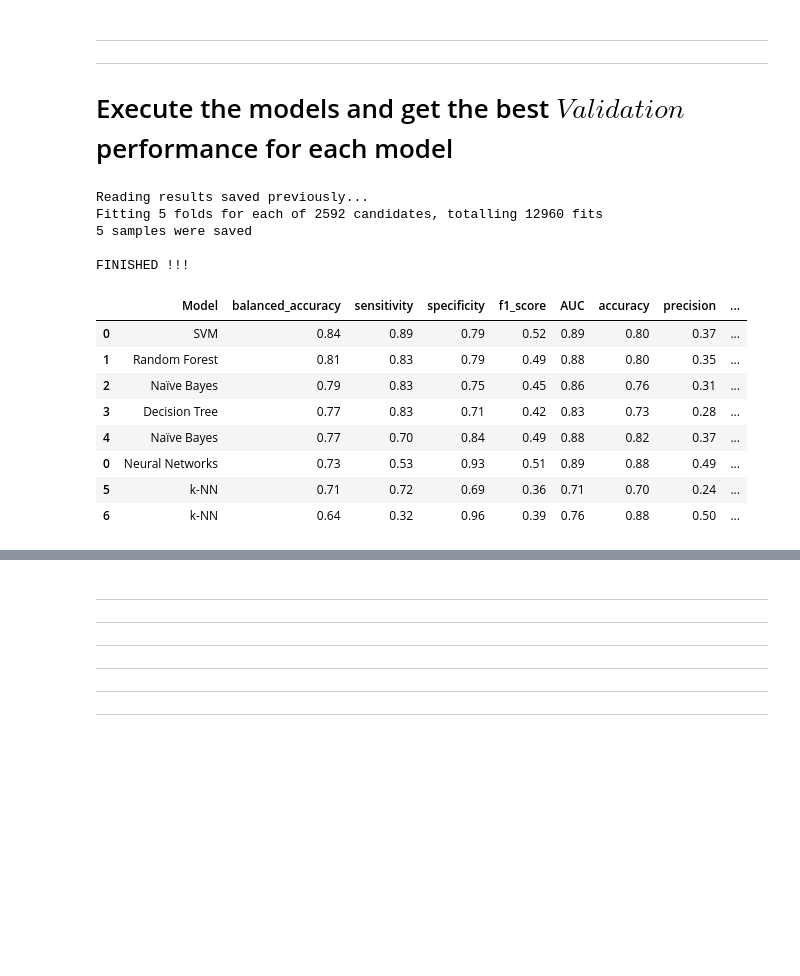
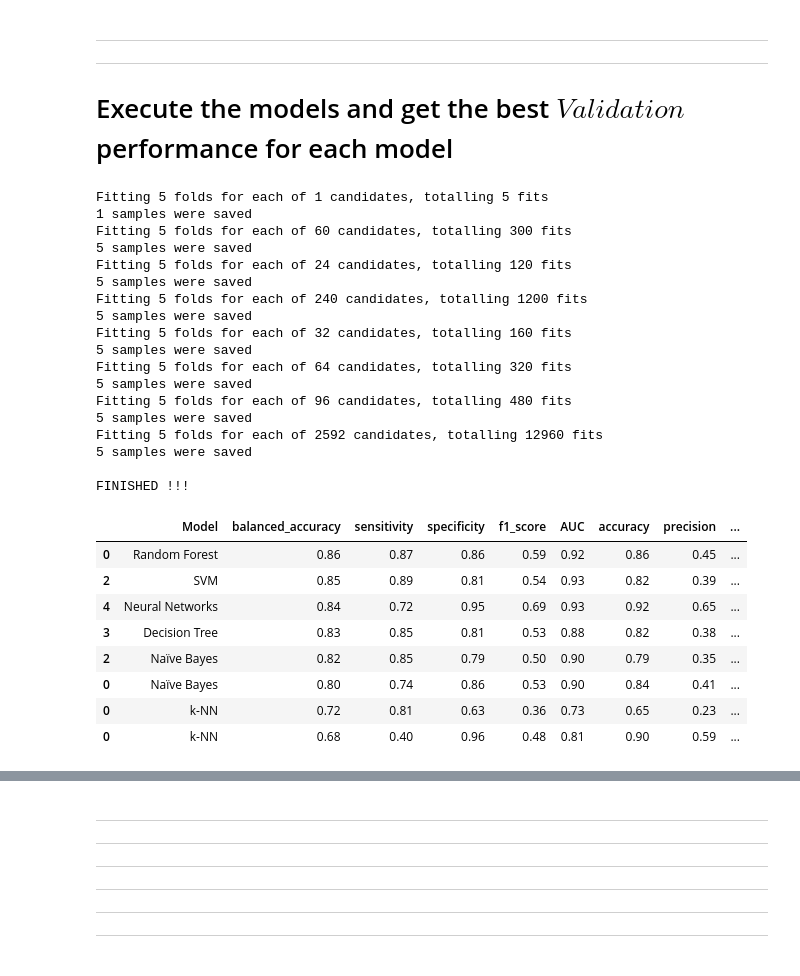
Before and after one commit to fabianopapaiz/als_prognosis_using_ensemble_imbalance, a Jupyter notebook: 05_Train_Validate_Models/05.10.1 - Single-Model Scenario - Train Models using Grid Search.ipynb, the cells around one changed output, grey strips where cells are left out. Drawn from its saved outputs; the diff is of its cells as text; code cells hidden in the pictures; blank space fills up the shorter version.

Commit message:
exec_results_Single_Model_All_Features

```diff
--- a/05_Train_Validate_Models/05.10.1 - Single-Model Scenario - Train Models using Grid Search.ipynb
+++ b/05_Train_Validate_Models/05.10.1 - Single-Model Scenario - Train Models using Grid Search.ipynb
@@ -47,7 +47,7 @@ The autoreload extension is already loaded. To reload it, use:
 # %%
 X_train, y_train, X_valid, y_valid = utils.get_train_and_validation_data(
     scaled=True,
-    use_diagnosis_delay=False,
+    use_diagnosis_delay=True,
 )
 
 display(X_train.head())
@@ -76,5 +74,3 @@ df_copy = df_performances.copy()
-# %%
-df_performances = None
 # %%
 %%time
 
@@ -95,14 +91,13 @@ testing = True
 testing = False
 
 grid_configs = [
-#     utils_exec_models_new.create_models_NB_Gaussian_grid(testing=testing),
-#     utils_exec_models_new.create_models_NB_Complement_grid(testing=testing),
-#     utils_exec_models_new.create_models_kNN_grid(testing=testing),
-#     utils_exec_models_new.create_models_RadiusNN_grid(testing=testing),
-#     utils_exec_models_new.create_models_DT_grid(testing=testing),
-#     utils_exec_models_new.create_models_SVM_grid(testing=testing),
-
-#     utils_exec_models_new.create_models_RF_grid(testing=testing),
+    utils_exec_models_new.create_models_NB_Gaussian_grid(testing=testing),
+    utils_exec_models_new.create_models_NB_Complement_grid(testing=testing),
+    utils_exec_models_new.create_models_kNN_grid(testing=testing),
+    utils_exec_models_new.create_models_RadiusNN_grid(testing=testing),
+    utils_exec_models_new.create_models_DT_grid(testing=testing),
+    utils_exec_models_new.create_models_SVM_grid(testing=testing),
+    utils_exec_models_new.create_models_RF_grid(testing=testing),
     utils_exec_models_new.create_models_NN_grid(qty_features=X_train.shape[1], testing=testing),
 ]
 
@@ -129,40 +124,53 @@ for classifier, param_grid in grid_configs:
 
     classifier_name = utils_exec_models_new.get_classifier_class_name(classifier)
 
     #save the best performance for the current classifier
     csv_file = os.path.abspath(f'exec_results/top_results_{classifier_name}.csv')
     utils.save_to_csv(df=df_performances_detailed, csv_file=csv_file)
 
     # Store additional_info data (serialize)
     pickle_file = os.path.abspath(f'exec_results/best_model_add_info_{classifier_name}.pickle')
     with open(pickle_file, 'wb') as handle:
         pickle.dump(add_info, handle) #, protocol=pickle.HIGHEST_PROTOCOL)
 
 
 print()
 print('FINISHED !!!')
 
 # sort the performances
 df_performances = utils_exec_models_new.sort_performances_results(df=df_performances,)
 
 #show all results
 display(df_performances)
 
 # save the results
 utils.save_to_csv(df=df_performances, csv_file=csv_performances_saved)
 # %% [output]
-Reading results saved previously...
+Fitting 5 folds for each of 1 candidates, totalling 5 fits
+1 samples were saved
+Fitting 5 folds for each of 60 candidates, totalling 300 fits
+5 samples were saved
+Fitting 5 folds for each of 24 candidates, totalling 120 fits
+5 samples were saved
+Fitting 5 folds for each of 240 candidates, totalling 1200 fits
+5 samples were saved
+Fitting 5 folds for each of 32 candidates, totalling 160 fits
+5 samples were saved
+Fitting 5 folds for each of 64 candidates, totalling 320 fits
+5 samples were saved
+Fitting 5 folds for each of 96 candidates, totalling 480 fits
+5 samples were saved
 Fitting 5 folds for each of 2592 candidates, totalling 12960 fits
 5 samples were saved
 
 FINISHED !!!
 |  | Model | balanced_accuracy | sensitivity | specificity | f1_score | AUC | accuracy | precision | ... |
-| 0 | SVM | 0.84 | 0.89 | 0.79 | 0.52 | 0.89 | 0.80 | 0.37 | ... |
-| 1 | Random Forest | 0.81 | 0.83 | 0.79 | 0.49 | 0.88 | 0.80 | 0.35 | ... |
-| 2 | Naïve Bayes | 0.79 | 0.83 | 0.75 | 0.45 | 0.86 | 0.76 | 0.31 | ... |
-| 3 | Decision Tree | 0.77 | 0.83 | 0.71 | 0.42 | 0.83 | 0.73 | 0.28 | ... |
-| 4 | Naïve Bayes | 0.77 | 0.70 | 0.84 | 0.49 | 0.88 | 0.82 | 0.37 | ... |
-| 0 | Neural Networks | 0.73 | 0.53 | 0.93 | 0.51 | 0.89 | 0.88 | 0.49 | ... |
-| 5 | k-NN | 0.71 | 0.72 | 0.69 | 0.36 | 0.71 | 0.70 | 0.24 | ... |
-| 6 | k-NN | 0.64 | 0.32 | 0.96 | 0.39 | 0.76 | 0.88 | 0.50 | ... |
+| 0 | Random Forest | 0.86 | 0.87 | 0.86 | 0.59 | 0.92 | 0.86 | 0.45 | ... |
+| 2 | SVM | 0.85 | 0.89 | 0.81 | 0.54 | 0.93 | 0.82 | 0.39 | ... |
+| 4 | Neural Networks | 0.84 | 0.72 | 0.95 | 0.69 | 0.93 | 0.92 | 0.65 | ... |
+| 3 | Decision Tree | 0.83 | 0.85 | 0.81 | 0.53 | 0.88 | 0.82 | 0.38 | ... |
+| 2 | Naïve Bayes | 0.82 | 0.85 | 0.79 | 0.50 | 0.90 | 0.79 | 0.35 | ... |
+| 0 | Naïve Bayes | 0.80 | 0.74 | 0.86 | 0.53 | 0.90 | 0.84 | 0.41 | ... |
+| 0 | k-NN | 0.72 | 0.81 | 0.63 | 0.36 | 0.73 | 0.65 | 0.23 | ... |
+| 0 | k-NN | 0.68 | 0.40 | 0.96 | 0.48 | 0.81 | 0.90 | 0.59 | ... |
 8 samples were saved
```
Also changed, not shown: parts of 4 cells of this notebook, 18 other files.
